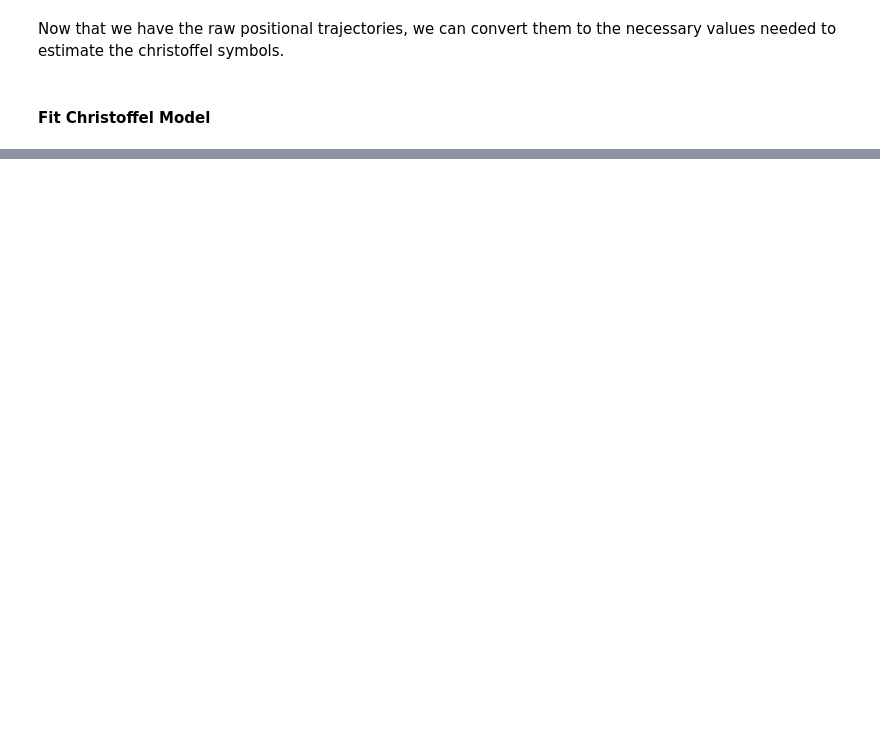
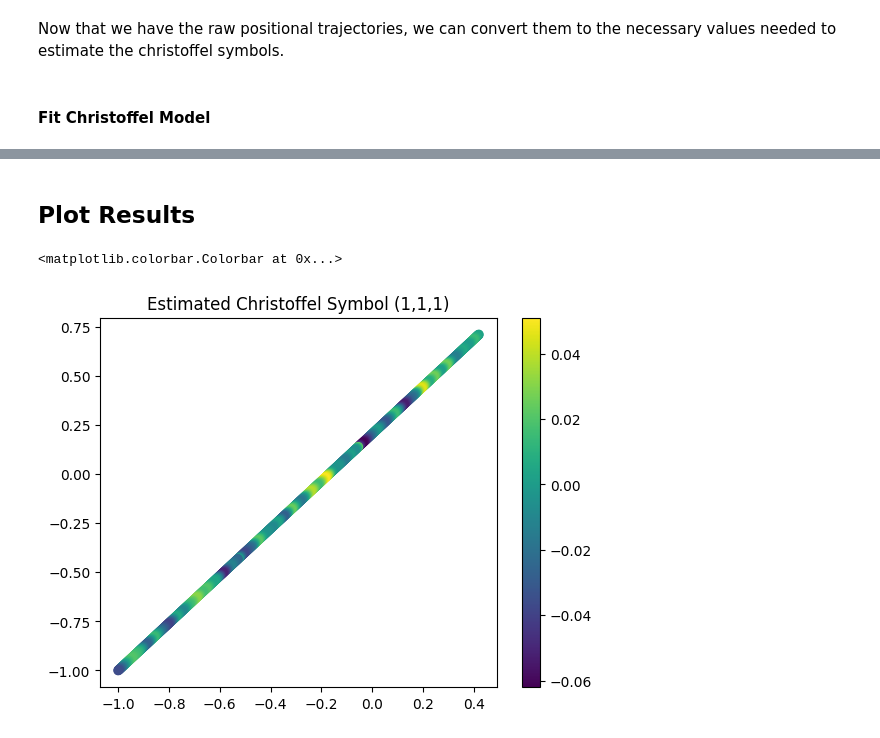
Before and after one commit to abrahme/curvature_estimation, a Jupyter notebook: SampleTrajectory.ipynb, the cells around one changed output, grey strips where cells are left out. Drawn from its saved outputs; the diff is of its cells as text; code cells hidden in the pictures; blank space fills up the shorter version.

Commit message:
created christoffel model

```diff
--- a/SampleTrajectory.ipynb
+++ b/SampleTrajectory.ipynb
@@ -231,8 +237,8 @@ Now that we have the raw positional trajectories, we can convert them to the nec
 # %%
 model_data = []
 for k in range(N):
-    velocities = np.gradient(geodesic_trajectories[k], .1 ,edge_order=2, axis = 0)
-    accelerations = np.gradient(velocities, .1, edge_order=2, axis = 0)
+    velocities = np.gradient(geodesic_trajectories[k], 1/time_steps ,edge_order=2, axis = 0)
+    accelerations = np.gradient(velocities, 1/time_steps, edge_order=2, axis = 0)
     velocity_df = pd.DataFrame(velocities, columns = [f"vel_{i}" for i in range(1,3)])
     acceleration_df = pd.DataFrame(accelerations, columns = [f"accel_{i}" for i in range(1,3)])
     position_df = pd.DataFrame(geodesic_trajectories[k], columns = [f"pos_{i}" for i in range(1,3)])
@@ -245,33 +251,35 @@ for k in range(N):
 total_design_matrix = np.vstack([item[0] for item in model_data])
 total_target = np.vstack([item[1] for item in model_data])
 total_position = np.vstack([item[2] for item in model_data])
-total_dim_index = np.vstack([item[3] for item in model_data])
+total_dim_index = np.concatenate([item[3] for item in model_data])
 total_design_matrix[:,1] *= 2
 gp_basis = total_position.copy()
 # %% [markdown]
 #### Fit Christoffel Model
 # %%
 with pm.Model() as christoffel_model:
-    sigma = pm.Exponential("sigma", 1, shape = (2,))
+    sigma = pm.Exponential("sigma", 1)
 
-    length_scale = pm.Gamma("ls", 3, 7, shape = (2,))
+    # length_scale = pm.Gamma("ls", 3, 7, shape = (2,))
 
-    cov_func = pm.gp.cov.ExpQuad(2, ls=length_scale)
-    gp = pm.gp.HSGP(m=[5, 5], c=4.0, cov_func=cov_func)
+    # cov_func = pm.gp.cov.ExpQuad(2, ls=length_scale)
+    cov_func = pm.gp.cov.ExpQuad(2, ls = np.array([.02,.02]))
+    gp = pm.gp.HSGP(m=[50, 50], c=4.0, cov_func=cov_func)
     basis_weights_x =  pm.math.stack([gp.prior(f"christoffel_symbol_x_{i}", X = gp_basis) for i in range(3)], axis = 0)
-    basis_weights_y = pm.math.stack([gp.prior(f"christoffel_symbol_y_{i}", X = gp_basis) for i in range(3)], axis = 0)
+    # basis_weights_y = pm.math.stack([gp.prior(f"christoffel_symbol_y_{i}", X = gp_basis) for i in range(3)], axis = 0)
 
     predicted_x = pm.math.sum(total_design_matrix[total_dim_index == 0,:] * basis_weights_x.T, axis = 1, keepdims=True)
-    predicted_y = pm.math.sum(total_design_matrix[total_dim_index == 1,:] * basis_weights_y.T, axis = 1, keepdims=True)
+    # predicted_y = pm.math.sum(total_design_matrix[total_dim_index == 1,:] * basis_weights_y.T, axis = 1, keepdims=True)
 
 
     ### likelihood
     pm.Normal("likelihood_x", mu = predicted_x,
-              sigma = sigma[0], observed = -1 * total_target[total_dim_index == 0,:])
-    pm.Normal("likelihood_y", mu = predicted_y,
-              sigma = sigma[1], observed = -1 * total_target[total_dim_index == 1,:])
+              sigma = sigma, observed = -1 * total_target[total_dim_index == 0,:])
+    # pm.Normal("likelihood_y", mu = predicted_y,
+    #           sigma = sigma[1], observed = -1 * total_target[total_dim_index == 1,:])
 
 
 with christoffel_model:
-    trace = pm.sample()
+    vi_fit = pm.fit(n=50000)
+    trace = vi_fit.sample()
 # %% [output]
@@ -300,0 +289,3 @@ WARNING: Chain 2 reached the maximum tree depth. Increase `max_treedepth`, incre
+# %%
+cs_x = az.summary(trace, var_names=[f"christoffel_symbol_x_{i}" for i in range(3)])[["mean"]].to_numpy().reshape(1000,3)
+# cs_y = az.summary(trace, var_names=[f"christoffel_symbol_y_{i}" for i in range(3)])[["mean"]].to_numpy().reshape(1000,3)
@@ -300,0 +300,2 @@ WARNING: Chain 2 reached the maximum tree depth. Increase `max_treedepth`, incre
+# %% [markdown]
+## Plot Results
@@ -300,0 +304,7 @@ WARNING: Chain 2 reached the maximum tree depth. Increase `max_treedepth`, incre
+# %%
+plt.scatter(gp_basis[:,0], gp_basis[:,1], c = cs_x[:,0],)
+plt.title("Estimated Christoffel Symbol (1,1,1)")
+plt.colorbar()
+# %% [output]
+<matplotlib.colorbar.Colorbar at 0x...>
+[figure, added]
```
Also changed, not shown: parts of 25 cells of this notebook, 1 other file.
